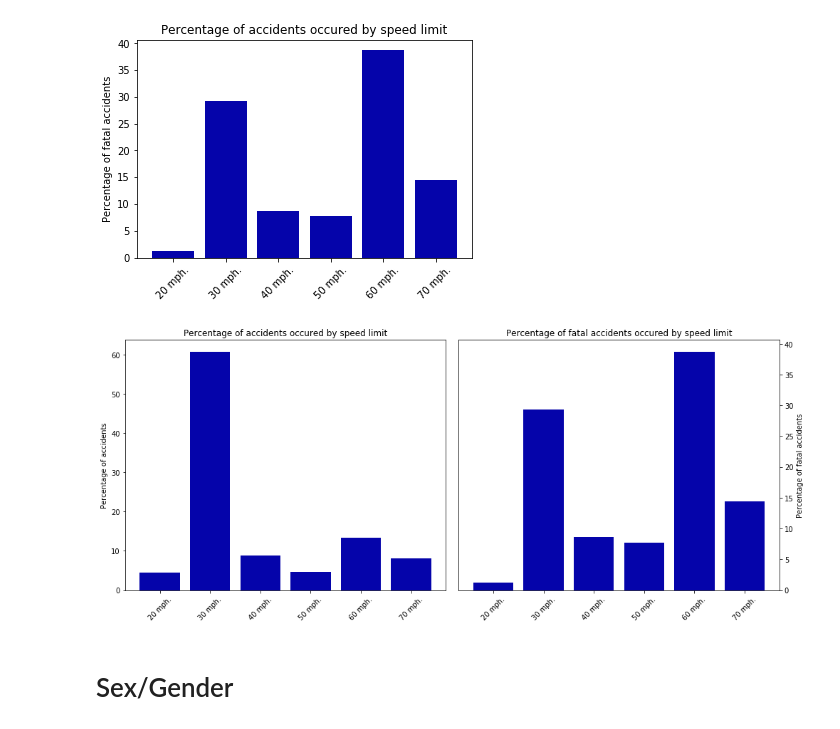
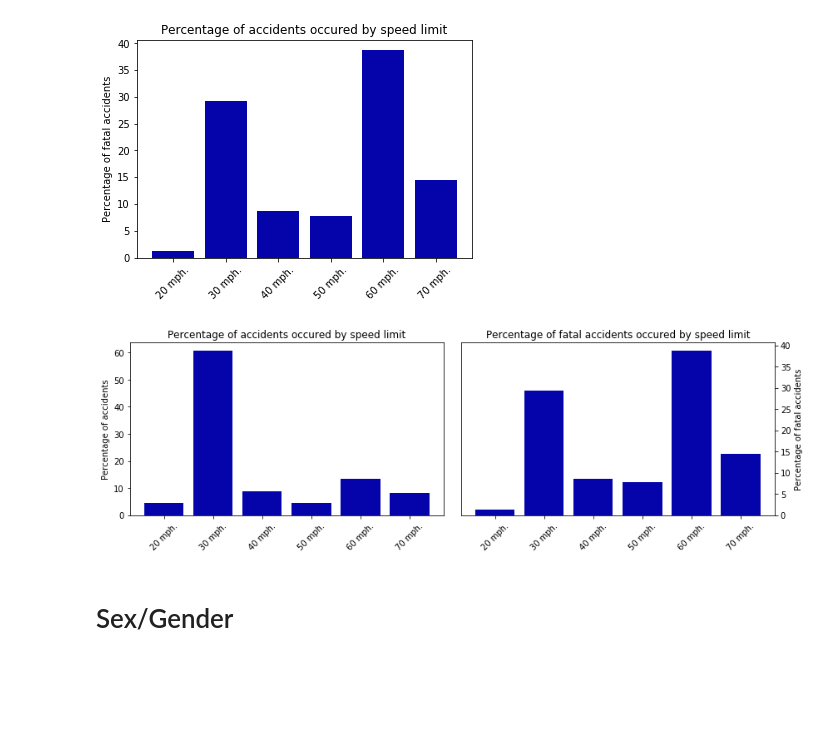
Before and after one commit to mathias2100/Group-30, a Jupyter notebook: Project - Descriptive.ipynb, the cells around one changed output. Cells and saved outputs as stored; diff of their text form; code cells hidden in the pictures; blank space fills up the shorter version.

```diff
--- a/Project - Descriptive.ipynb
+++ b/Project - Descriptive.ipynb
@@ -18,7 +18,7 @@ url="http://data.dft.gov.uk/road-accidents-safety-data/dftRoadSafetyData_Vehicle
 d=pd.read_csv(url, compression='zip')
 
 c = c[['Accident_Index','Date','Day_of_Week','Time','1st_Road_Class','Speed_limit','Light_Conditions','Weather_Conditions','Road_Surface_Conditions', 'Number_of_Casualties', 'Accident_Severity']]
-d = d[['Accident_Index','Vehicle_Reference','Sex_of_Driver','Age_of_Driver','Age_of_Vehicle']]
+d = d[['Accident_Index','Vehicle_Reference','Sex_of_Driver','Age_of_Driver','Age_of_Vehicle','Vehicle_Type']]
 
 c.head()
 d.head()
@@ -188,21 +189,21 @@ plt.show()
 Percentage of accidents with a speed limit of ... mph is 39%
 [figure]
 # %%
-fig2, (ax3, ax4) = plt.subplots(nrows=1, ncols=2, figsize=(14, 6))
+fig2, (ax3, ax4) = plt.subplots(nrows=1, ncols=2, figsize=(12, 4))
 ax3.bar(x_, y, color='#0504aa')
 ax3.set_ylabel('Percentage of accidents')
 ax3.set_xticklabels(x33, rotation=45)
 ax3.set_title("Percentage of accidents occured by speed limit")
 
 ax4.bar(x3_, y3, color='#0504aa')
 ax4.set_ylabel('Percentage of fatal accidents')
 ax4.set_xticklabels(x33, rotation=45)
 ax4.set_title("Percentage of fatal accidents occured by speed limit")
 ax4.yaxis.set_label_position("right")
 ax4.yaxis.tick_right()
 
 fig2.tight_layout()
 # %% [output]
-[figure, old version]
+[figure, new version]
 # %% [markdown]
 # Sex/Gender
```
Also changed, not shown: parts of 7 cells of this notebook.
